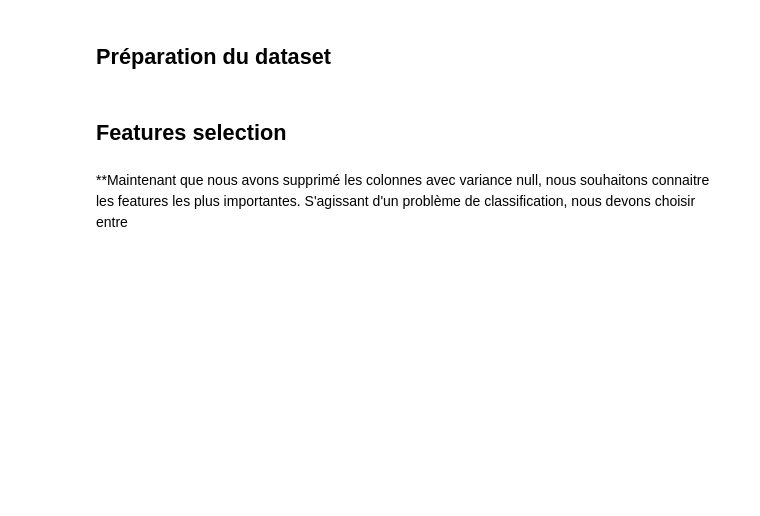
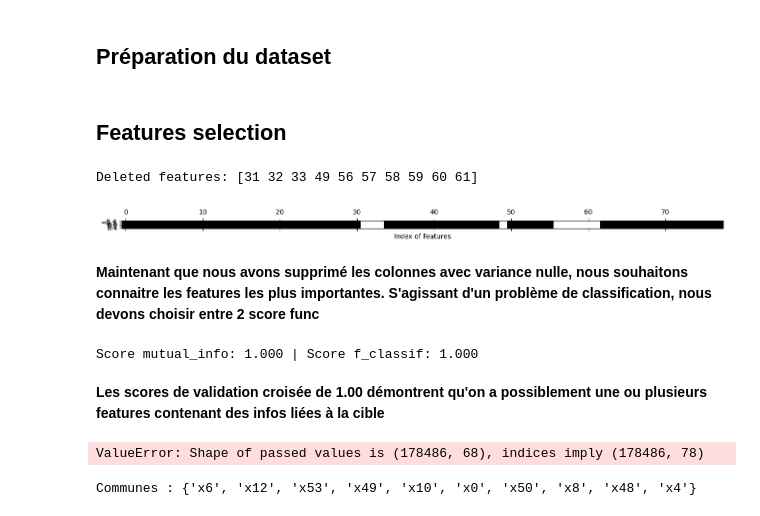
Before and after one commit to AntoinePELAMOURGUES/NetworkAnomalyDetection, a Jupyter notebook: notebooks/2_datasets.ipynb, the cells around one changed output. Cells and saved outputs as stored; diff of their text form; code cells hidden in the pictures; blank space fills up the shorter version.

```diff
--- a/notebooks/2_datasets.ipynb
+++ b/notebooks/2_datasets.ipynb
@@ -215,0 +224,5 @@ sns.displot(df1['Flow Bytes/s'], kde=True)
+# %%
+# Suppression des colonnes avec des valeurs manquantes
+df1 = df1.dropna(axis=0, how='any')
+# Suppression des doublons
+df1 = df1.drop_duplicates()
@@ -231,13 +323,18 @@ X_train, X_test, y_train, y_test = train_test_split(data_standardized, target_en
 # %%
 # Suppression des features de variance nulle, inutile à l'entrainement
 sel = VarianceThreshold(1e-6)
 sel.fit(X_train)
 # Affichage des features supprimées
 mask = sel.get_support()
 plt.matshow(mask.reshape(1, -1), cmap='gray_r')
 plt.xlabel("Index of features")
+del_features = np.where(mask == False)[0]
+print(f"Deleted features: {del_features}")
+# %% [output]
+Deleted features: [31 32 33 49 56 57 58 59 60 61]
+[figure, added]
 # %%
 X_train = sel.transform(X_train)
 X_test = sel.transform(X_test)
 # %% [markdown]
-**Maintenant que nous avons supprimé les colonnes avec variance null, nous souhaitons connaitre les features les plus importantes. S'agissant d'un problème de classification, nous devons choisir entre
+**Maintenant que nous avons supprimé les colonnes avec variance nulle, nous souhaitons connaitre les features les plus importantes. S'agissant d'un problème de classification, nous devons choisir entre 2 score func**
@@ -245,0 +341,35 @@ X_test = sel.transform(X_test)
+# %%
+# Choix des meilleures features abec SelectKbest
+# Avec mutual_info
+selector_mi = SelectKBest(mutual_info_classif, k=20)
+X_mi = selector_mi.fit_transform(X_train, y_train)
+score_mi = cross_val_score(RandomForestClassifier(), X_mi, y_train, cv=5).mean()
+
+# Avec f_classif
+selector_f = SelectKBest(f_classif, k=20)
+X_f = selector_f.fit_transform(X_train, y_train)
+score_f = cross_val_score(RandomForestClassifier(), X_f, y_train, cv=5).mean()
+
+print(f"Score mutual_info: {score_mi:.3f} | Score f_classif: {score_f:.3f}")
+# %% [output]
+Score mutual_info: 1.000 | Score f_classif: 1.000
+# %% [markdown]
+**Les scores de validation croisée de 1.00 démontrent qu'on a possiblement une ou plusieurs features contenant des infos liées à la cible**
+# %%
+# Conversion de X_train (numpy array) en DataFrame
+X_train_df = pd.DataFrame(X_train, columns=column_list[:-1])
+# Conversion de y_train (numpy array) en Series avec index aligné
+y_train_series = pd.Series(y_train.ravel(), name='Target', index=X_train_df.index)
+
+combined_data = pd.concat([X_train_df, y_train_series], axis=1)
+plt.figure(figsize=(20, 20))
+sns.heatmap(combined_data.corr(), annot=False, cmap='coolwarm')
+plt.title("Matrice de corrélation avec la cible")
+plt.show()
+# %% [output]
+ValueError: Shape of passed values is (178486, 68), indices imply (178486, 78)
+# %%
+# Comparer les features sélectionnées par les deux méthodes
+print("Communes :", set(selector_mi.get_feature_names_out()) & set(selector_f.get_feature_names_out()))
+# %% [output]
+Communes : {'x6', 'x12', 'x53', 'x49', 'x10', 'x0', 'x50', 'x8', 'x48', 'x4'}
```
Also changed, not shown: parts of 20 cells of this notebook.
